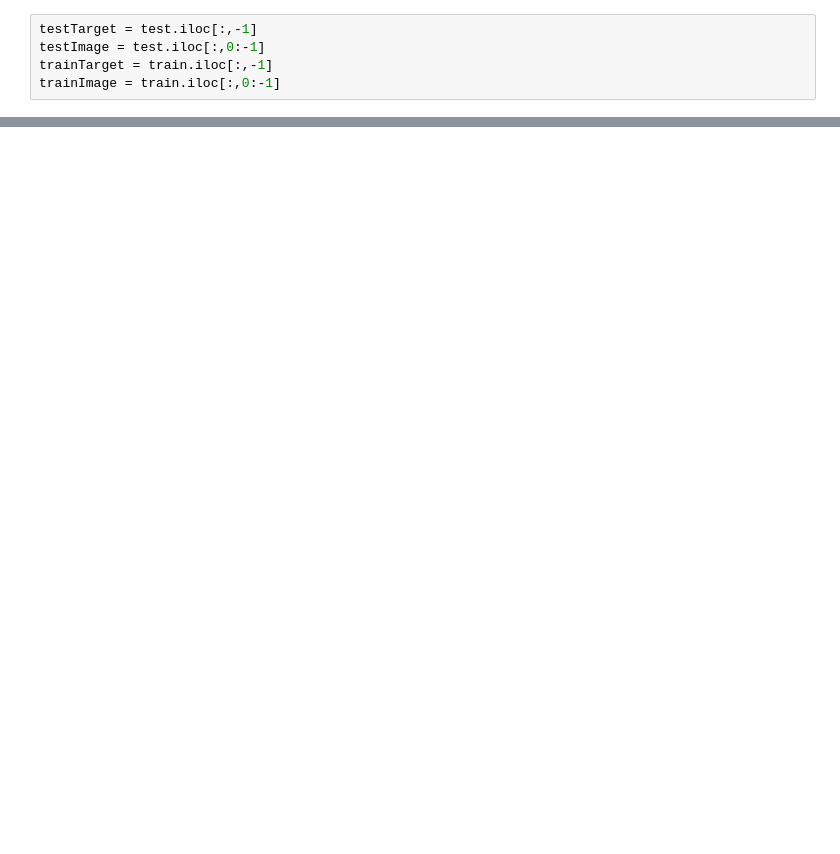
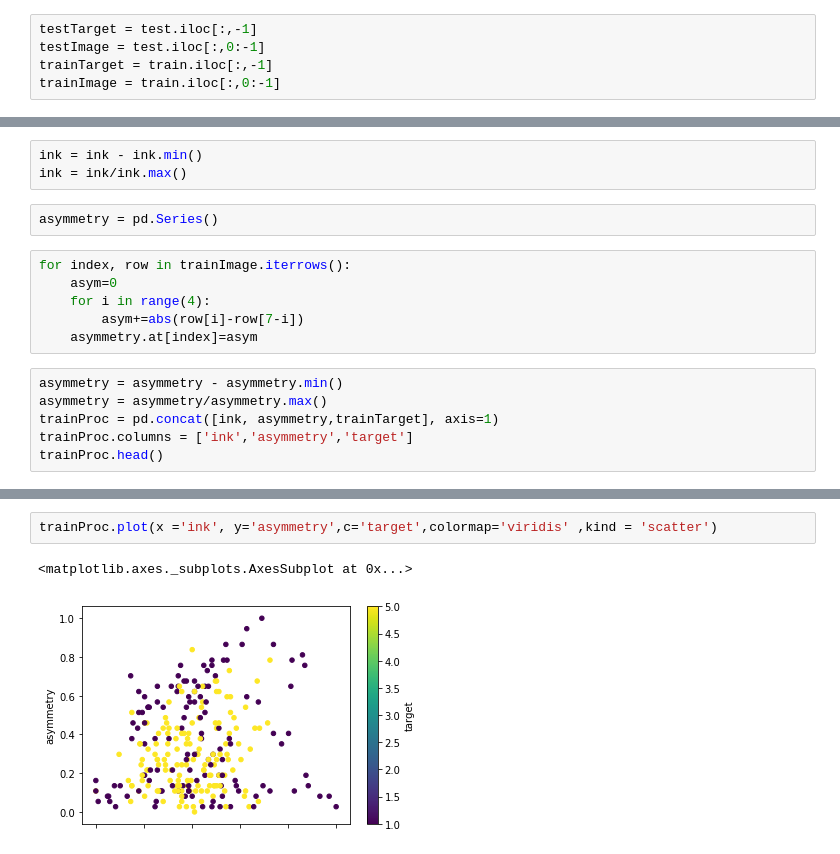
Before and after one commit to xujiamin9/spartanHackersDemo, a Jupyter notebook: Perceptron.ipynb, the cells around one changed output, grey strips where cells are left out. Saved outputs shown, nothing was run; the diff lists cells and outputs as text; blank space fills up the shorter version.

```diff
--- a/Perceptron.ipynb
+++ b/Perceptron.ipynb
@@ -24,0 +39,17 @@ for index, row in train.head(8).iterrows():
+# %%
+ink = ink - ink.min()
+ink = ink/ink.max()
+# %%
+asymmetry = pd.Series()
+# %%
+for index, row in trainImage.iterrows():
+    asym=0
+    for i in range(4):
+        asym+=abs(row[i]-row[7-i])
+    asymmetry.at[index]=asym
+# %%
+asymmetry = asymmetry - asymmetry.min()
+asymmetry = asymmetry/asymmetry.max()
+trainProc = pd.concat([ink, asymmetry,trainTarget], axis=1)
+trainProc.columns = ['ink','asymmetry','target']
+trainProc.head()
@@ -24,0 +63,5 @@ for index, row in train.head(8).iterrows():
+# %%
+trainProc.plot(x ='ink', y='asymmetry',c='target',colormap='viridis' ,kind = 'scatter')
+# %% [output]
+<matplotlib.axes._subplots.AxesSubplot at 0x...>
+[figure, added]
```
Also changed, not shown: parts of 7 cells of this notebook, 2 other files.
